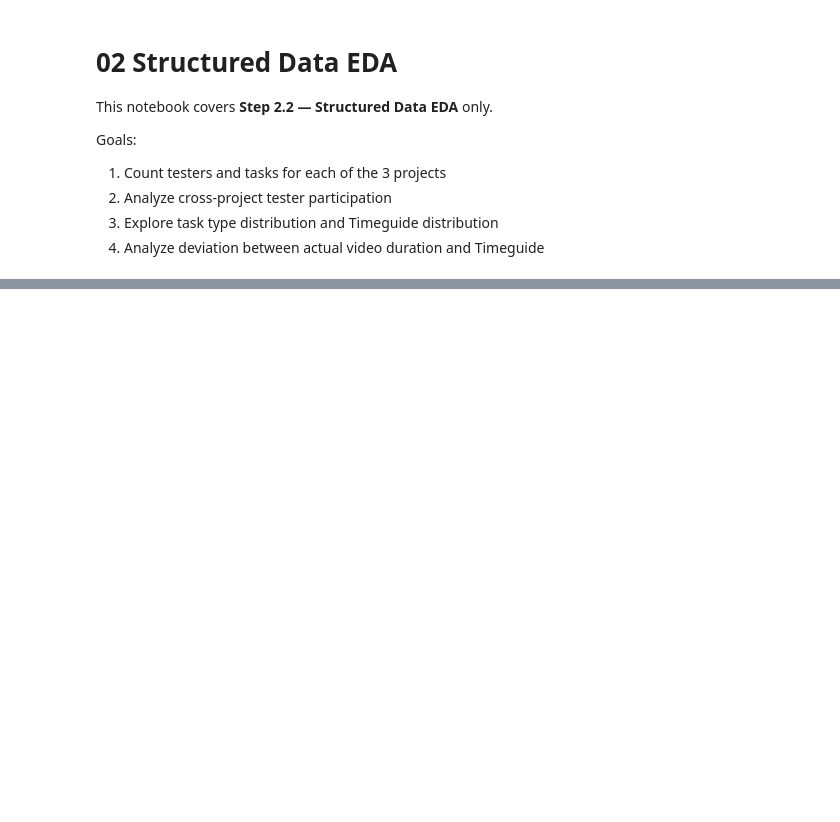
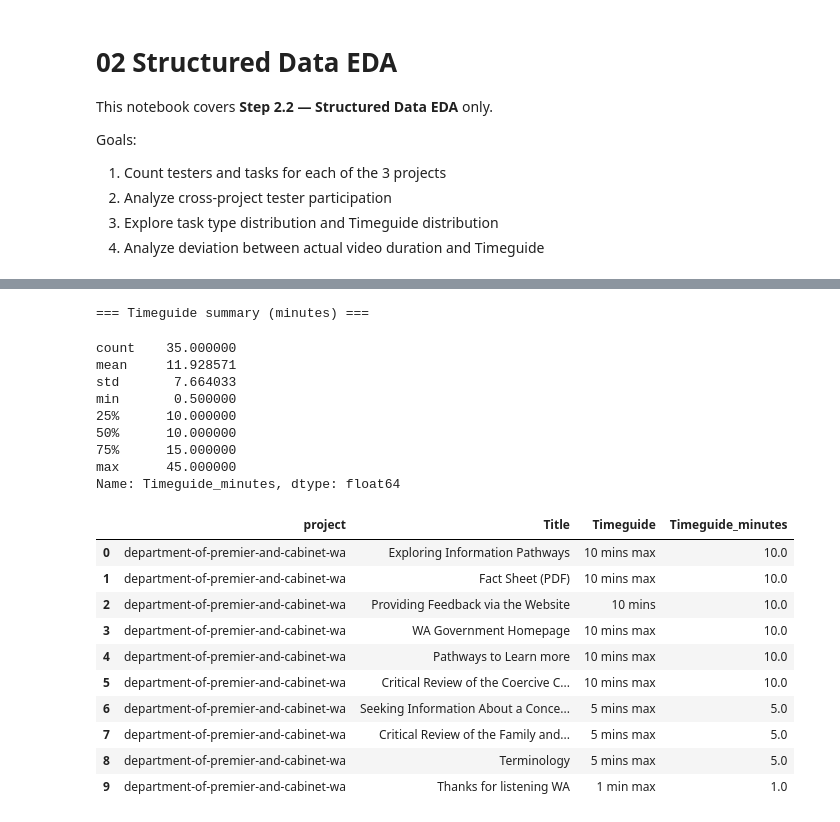
Before and after one commit to 666junyichen/accessibility-testing-qa-engine, a Jupyter notebook: 02_structured_data_eda.ipynb, the cells around one changed output, grey strips where cells are left out. Saved outputs shown, nothing was run; the diff lists cells and outputs as text; code cells hidden in the pictures; blank space fills up the shorter version.

```diff
--- a/02_structured_data_eda.ipynb
+++ b/02_structured_data_eda.ipynb
@@ -442,0 +211,29 @@ final_summary
+# %%
+# 3) Timeguide 分布
+
+print("=== Timeguide summary (minutes) ===")
+display(tasks_df["Timeguide_minutes"].describe())
+
+display(tasks_df[["project", "Title", "Timeguide", "Timeguide_minutes"]].head(10))
+# %% [output]
+=== Timeguide summary (minutes) ===
+count    35.000000
+mean     11.928571
+std       7.664033
+min       0.500000
+25%      10.000000
+50%      10.000000
+75%      15.000000
+max      45.000000
+Name: Timeguide_minutes, dtype: float64
+|  | project | Title | Timeguide | Timeguide_minutes |
+| 0 | department-of-premier-and-cabinet-wa | Exploring Information Pathways | 10 mins max | 10.0 |
+| 1 | department-of-premier-and-cabinet-wa | Fact Sheet (PDF) | 10 mins max | 10.0 |
+| 2 | department-of-premier-and-cabinet-wa | Providing Feedback via the Website | 10 mins | 10.0 |
+| 3 | department-of-premier-and-cabinet-wa | WA Government Homepage | 10 mins max | 10.0 |
+| 4 | department-of-premier-and-cabinet-wa | Pathways to Learn more | 10 mins max | 10.0 |
+| 5 | department-of-premier-and-cabinet-wa | Critical Review of the Coercive C... | 10 mins max | 10.0 |
+| 6 | department-of-premier-and-cabinet-wa | Seeking Information About a Conce... | 5 mins max | 5.0 |
+| 7 | department-of-premier-and-cabinet-wa | Critical Review of the Family and... | 5 mins max | 5.0 |
+| 8 | department-of-premier-and-cabinet-wa | Terminology | 5 mins max | 5.0 |
+| 9 | department-of-premier-and-cabinet-wa | Thanks for listening WA | 1 min max | 1.0 |
```
Also changed, not shown: parts of 40 cells of this notebook.
